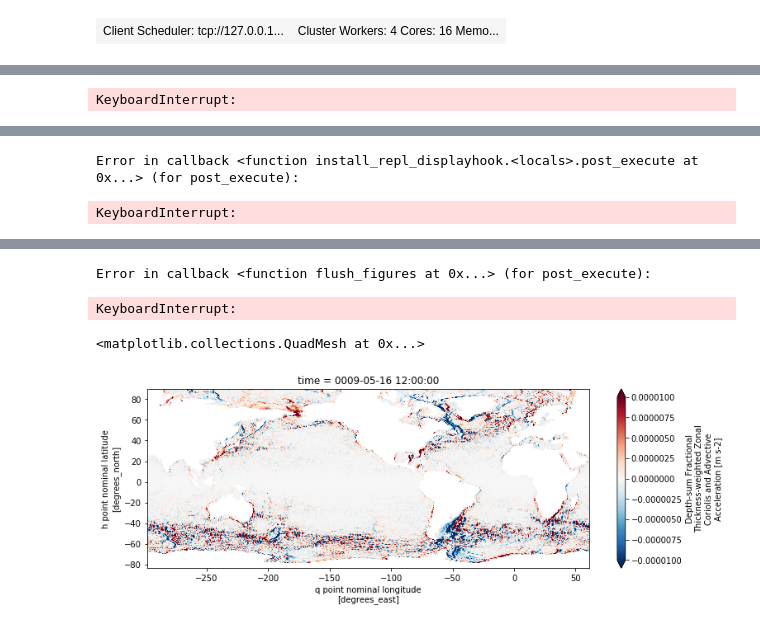
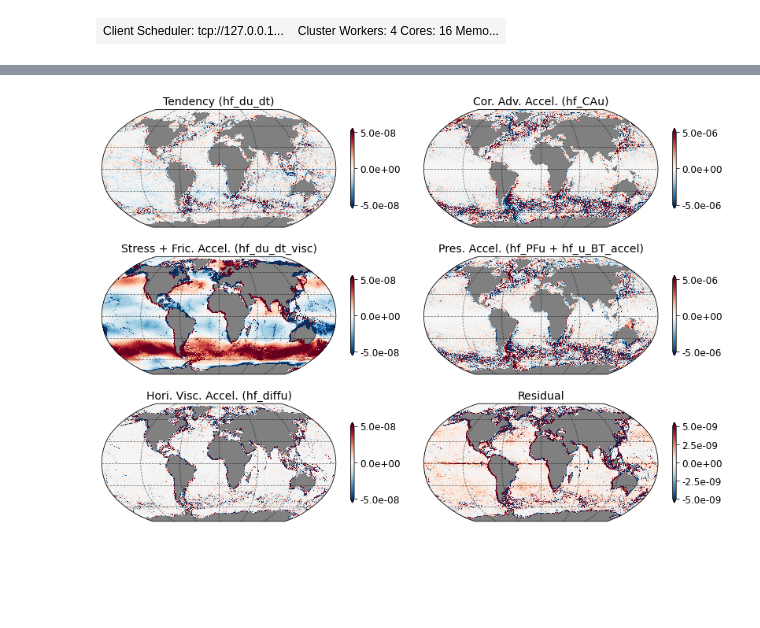
Before and after one commit to hmkhatri/MOM6_Momentum_Budget, a Jupyter notebook: OM4_125.ipynb, the cells around one changed output, grey strips where cells are left out. Cells and saved outputs as stored; diff of their text form; code cells hidden in the pictures; blank space fills up the shorter version.

```diff
--- a/OM4_125.ipynb
+++ b/OM4_125.ipynb
@@ -85,35 +77,35 @@ TypeError: Error: /archive/Niki.Zadeh/FMS2019.01.03_devgfdl_20200921/CM4_2010Con
 # %%
 # Zonal Momentum budget
 idx = 100
-max_r = 1.e-5
+max_r = 0.5e-5
 
 ds1 = ds.isel(time=idx)
 
-grid = plt.GridSpec(2, 3, wspace=0.4, hspace=0.3)
-fig = plt.figure(figsize=[18,18])
+grid = plt.GridSpec(3, 2, wspace=0.1, hspace=0.1)
+fig = plt.figure(figsize=[14,10])
 
-ax = fig.add_subplot(grid[0, 0], projection=ccrs.PlateCarree())
-_ = global_plot(ax, ds1['hf_dudt_2d'], vmin=-1e-2*max_r, vmax=1e-2*max_r, vstep=1e-3*max_r,
-                   lon='xq', lat='yh', landcolor=2., cmap='RdBu_r', title='Tendency (hf_du_dt)')
+ax = fig.add_subplot(grid[0, 0], projection=ccrs.Robinson(),facecolor='grey')
+_ = plot_map(ax, ds1['hf_dudt_2d'], vmin=-1e-2*max_r, vmax=1e-2*max_r, vstep=2.e-3*max_r,
+                   lon='geolon_u', lat='geolat_u', cmap='RdBu_r', title='Tendency (hf_du_dt)')
 
-ax = fig.add_subplot(grid[0, 1], projection=ccrs.PlateCarree())
-_ = global_plot(ax, ds1['hf_CAu_2d'], vmin=-max_r, vmax=max_r, vstep=1e-1*max_r,
-                   lon='xq', lat='yh', landcolor=2., cmap='RdBu_r', title='Cor. Adv. Accel. (hf_CAu)')
+ax = fig.add_subplot(grid[0, 1], projection=ccrs.Robinson(),facecolor='grey')
+_ = plot_map(ax, ds1['hf_CAu_2d'], vmin=-max_r, vmax=max_r, vstep=2.e-1*max_r,
+                   lon='geolon_u', lat='geolat_u', cmap='RdBu_r', title='Cor. Adv. Accel. (hf_CAu)')
 
-ax = fig.add_subplot(grid[0, 2], projection=ccrs.PlateCarree())
-_ = global_plot(ax, ds1['hf_PFu_2d']+ds1['hf_u_BT_accel_2d'], vmin=-max_r, vmax=max_r, vstep=1e-1*max_r,
-                   lon='xq', lat='yh', landcolor=2., cmap='RdBu_r', title='Pres. Accel. (hf_PFu + hf_u_BT_accel)')
+ax = fig.add_subplot(grid[1, 1], projection=ccrs.Robinson(),facecolor='grey')
+_ = plot_map(ax, ds1['hf_PFu_2d']+ds1['hf_u_BT_accel_2d'], vmin=-max_r, vmax=max_r, vstep=2.e-1*max_r,
+                   lon='geolon_u', lat='geolat_u', cmap='RdBu_r', title='Pres. Accel. (hf_PFu + hf_u_BT_accel)')
 
-ax = fig.add_subplot(grid[1, 0], projection=ccrs.PlateCarree())
-_ = global_plot(ax, ds1['hf_du_dt_visc_2d'], vmin=-1e-2*max_r, vmax=1e-2*max_r, vstep=1e-3*max_r,
-                   lon='xq', lat='yh', landcolor=2., cmap='RdBu_r', title='Stress + Fric. Accel. (hf_du_dt_visc)')
+ax = fig.add_subplot(grid[1, 0], projection=ccrs.Robinson(),facecolor='grey')
+_ = plot_map(ax, ds1['hf_du_dt_visc_2d'], vmin=-1e-2*max_r, vmax=1e-2*max_r, vstep=2.e-3*max_r,
+                   lon='geolon_u', lat='geolat_u', cmap='RdBu_r', title='Stress + Fric. Accel. (hf_du_dt_visc)')
 
-ax = fig.add_subplot(grid[1, 1], projection=ccrs.PlateCarree())
-_ = global_plot(ax, ds1['hf_diffu_2d'], vmin=-1e-2*max_r, vmax=1e-2*max_r, vstep=1e-3*max_r,
-                   lon='xq', lat='yh', landcolor=2., cmap='RdBu_r', title='Hori. Visc. Accel. (hf_diffu)')
+ax = fig.add_subplot(grid[2, 0], projection=ccrs.Robinson(),facecolor='grey')
+_ = plot_map(ax, ds1['hf_diffu_2d'], vmin=-1e-2*max_r, vmax=1e-2*max_r, vstep=2.e-3*max_r,
+                   lon='geolon_u', lat='geolat_u', cmap='RdBu_r', title='Hori. Visc. Accel. (hf_diffu)')
 
 tmp = ds1['hf_dudt_2d']-ds1['hf_CAu_2d']-ds1['hf_PFu_2d']-ds1['hf_diffu_2d']-ds1['hf_du_dt_visc_2d']-ds1['hf_u_BT_accel_2d']
-ax = fig.add_subplot(grid[1, 2], projection=ccrs.PlateCarree())
-_ = global_plot(ax, tmp, vmin=-1e-2*max_r, vmax=1e-2*max_r, vstep=1e-3*max_r,
-                   lon='xq', lat='yh', landcolor=2., cmap='RdBu_r', title='Residual')
+ax = fig.add_subplot(grid[2, 1], projection=ccrs.Robinson(),facecolor='grey')
+_ = plot_map(ax, tmp, vmin=-1e-3*max_r, vmax=1e-3*max_r, vstep=2.e-4*max_r,
+                   lon='geolon_u', lat='geolat_u', cmap='RdBu_r', title='Residual')
 # %% [output]
@@ -121 +111,0 @@ distributed.nanny - WARNING - Restarting worker
-KeyboardInterrupt:
@@ -123,2 +111,0 @@ distributed.nanny - WARNING - Restarting worker
-Error in callback <function install_repl_displayhook.<locals>.post_execute at 0x...> (for post_execute):
-KeyboardInterrupt:
@@ -126,8 +112 @@ distributed.nanny - WARNING - Restarting worker
-Error in callback <function flush_figures at 0x...> (for post_execute):
-KeyboardInterrupt:
+[figure, added]
-# %%
-fig = plt.figure(figsize=[12,4])
-ds1['hf_CAu_2d'].plot(vmin = -1e-5, vmax=1e-5, cmap='RdBu_r')
-# %% [output]
-<matplotlib.collections.QuadMesh at 0x...>
-[figure, removed]
```
Also changed, not shown: parts of 18 cells of this notebook, 2 other files.
